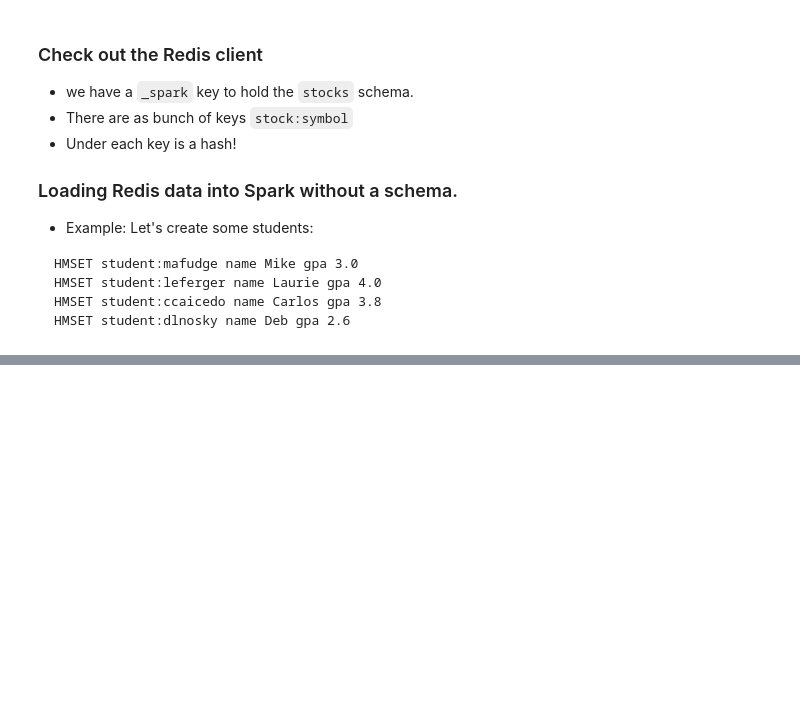
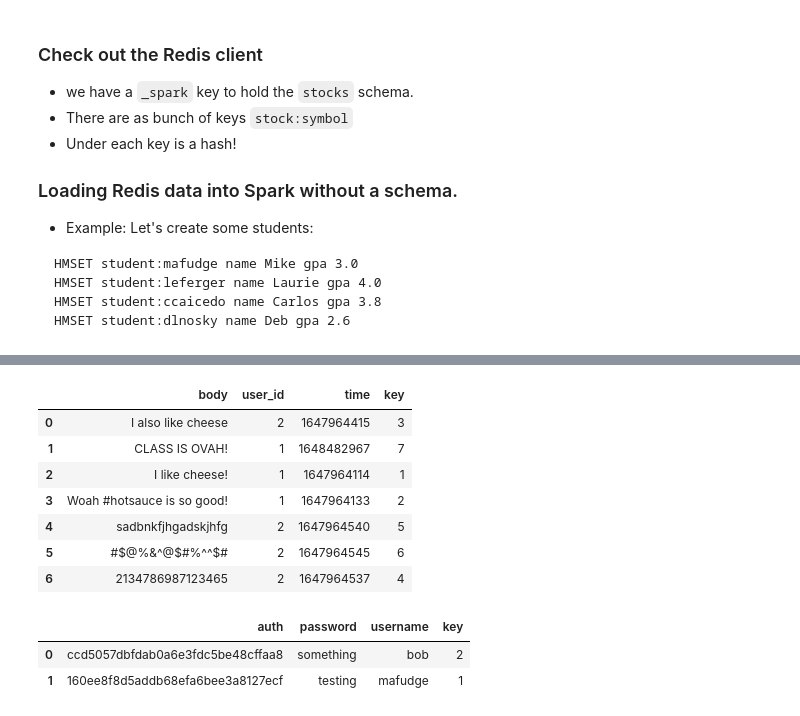
Before and after one commit to mafudge/advanced-databases, a Jupyter notebook: work/content/H-Keyvalue.ipynb, the cells around one changed output, grey strips where cells are left out. Drawn from its saved outputs; the diff is of its cells as text; code cells hidden in the pictures; blank space fills up the shorter version.

```diff
--- a/work/content/H-Keyvalue.ipynb
+++ b/work/content/H-Keyvalue.ipynb
@@ -275,0 +324,29 @@ students.toPandas()
+# %%
+# read posts from retwis
+retwis_posts = spark.read.format("org.apache.spark.sql.redis")\
+  .option("keys.pattern", "post:*")\
+  .option("key.column", "key")\
+  .option("infer.schema",True) \
+  .load()
+retwis_posts.toPandas()
+# %% [output]
+|  | body | user_id | time | key |
+| 0 | I also like cheese | 2 | 1647964415 | 3 |
+| 1 | CLASS IS OVAH! | 1 | 1648482967 | 7 |
+| 2 | I like cheese! | 1 | 1647964114 | 1 |
+| 3 | Woah #hotsauce is so good! | 1 | 1647964133 | 2 |
+| 4 | sadbnkfjhgadskjhfg | 2 | 1647964540 | 5 |
+| 5 | #$@%&^@$#%^^$# | 2 | 1647964545 | 6 |
+| 6 | 2134786987123465 | 2 | 1647964537 | 4 |
+# %%
+# read users
+retwis_users =  spark.read.format("org.apache.spark.sql.redis")\
+  .option("keys.pattern", "user:*")\
+  .option("key.column", "key")\
+  .option("infer.schema",True) \
+  .load()
+retwis_users.toPandas()
+# %% [output]
+|  | auth | password | username | key |
+| 0 | ccd5057dbfdab0a6e3fdc5be48cffaa8 | something | bob | 2 |
+| 1 | 160ee8f8d5addb68efa6bee3a8127ecf | testing | mafudge | 1 |
```
Also changed, not shown: parts of 3 cells of this notebook, 4 other files.
